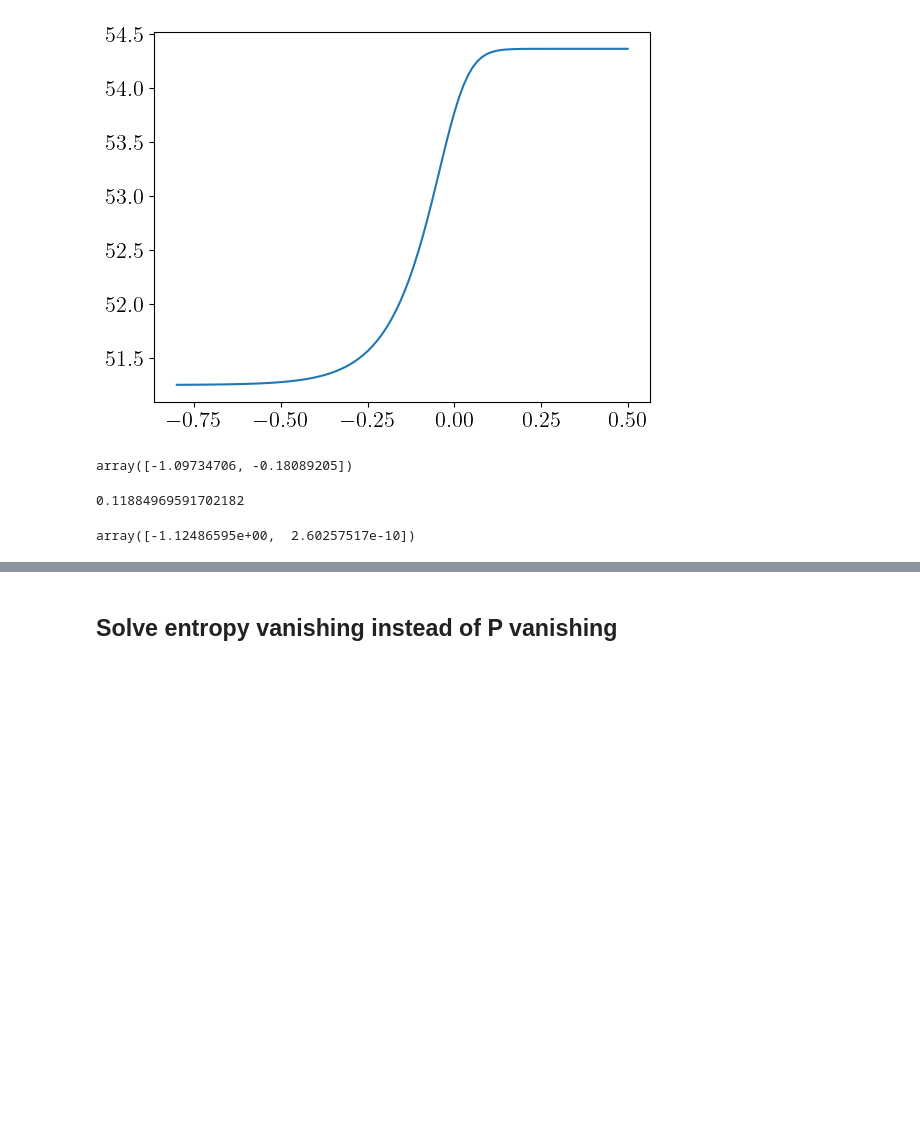
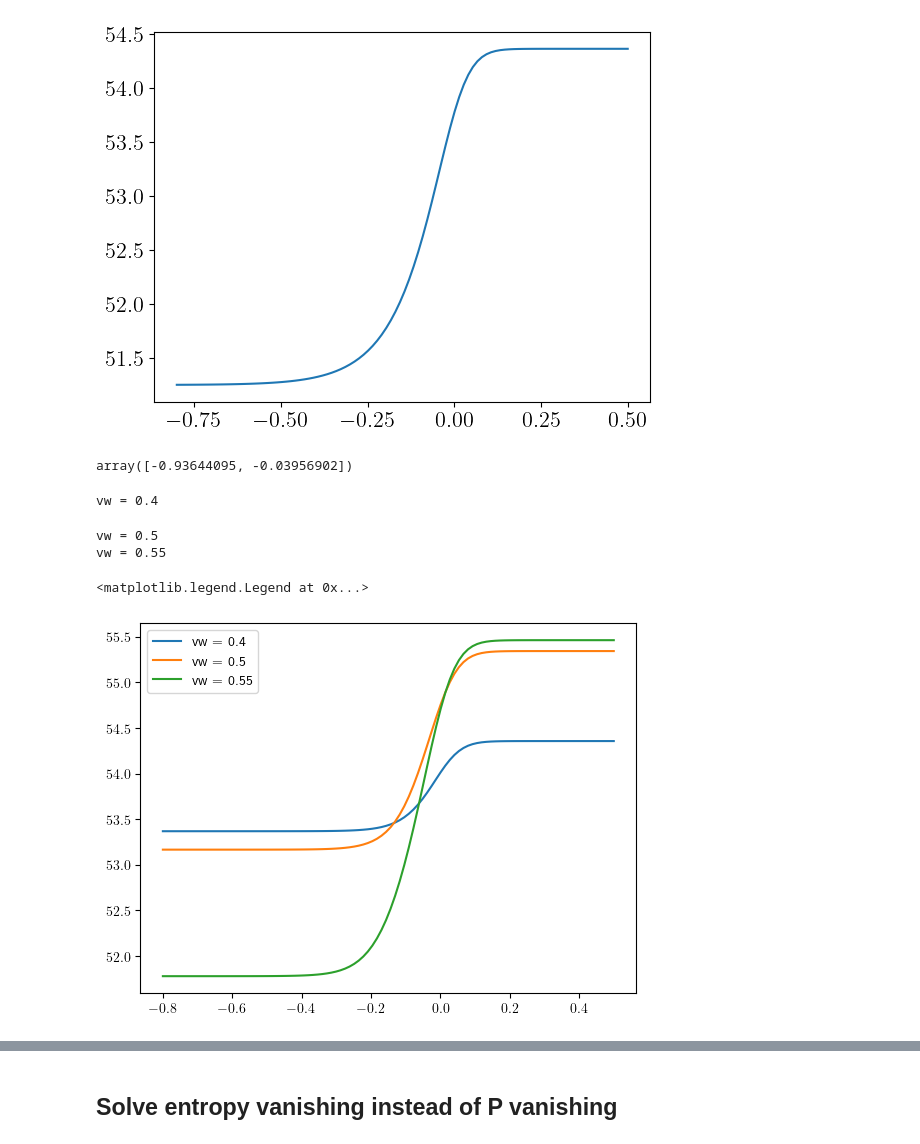
Before and after one commit to quarkquartet/Wall_velocity_LTE, a Jupyter notebook: SM/Main.ipynb, the cells around one changed output, grey strips where cells are left out. Cells and saved outputs as stored; diff of their text form; code cells hidden in the pictures; blank space fills up the shorter version.

```diff
--- a/SM/Main.ipynb
+++ b/SM/Main.ipynb
@@ -229,6 +231,6 @@ Tm
 # %%
-vm = cs_sq(Vtot, Tm, lv)**0.5
-vp, Tp = optimize.fsolve(lambda x:match(x[0], cs_sq(Vtot, Tm, lv)**0.5, x[1], Tm,hv, lv),[0.5,Tnuc])
+vm = cs_sq(Vtot, Tm, lv_new)**0.5
+vp, Tp = optimize.fsolve(lambda x:match(x[0], cs_sq(Vtot, Tm, lv_new)**0.5, x[1], Tm,hv, lv),[0.5,Tnuc])
 # %%
 [vp, Tp]
 # %% [output]
@@ -323,14 +323,69 @@ def moments(Lh):
     Gh = np.trapz( Eh * hprime(z_range) *(2*h_profile(z_range, Lh)/h0 - 1) , z_range)
     return np.array([Ph, Gh])/1e6
 # %%
-moments(0.1)
+moments(0.12)
 # %% [output]
-array([-1.09734706, -0.18089205])
+array([-0.93644095, -0.03956902])
-# %%
-optimize.newton(lambda L: moments(L)[-1], 0.1)
-# %% [output]
-0.11884969591702182
-# %%
-moments(0.11884969591702182)
-# %% [output]
-array([-1.12486595e+00,  2.60257517e-10])
+# %%
+vwlist = [0.4,0.5,0.55]
+Tsol_list = []
+Ehlist = []
+integrand_list = []
+# %%
+for vw in vwlist:
+    print("vw = " + str(vw))
+    Tm = optimize.newton(lambda T: find_Tsh(T, vw)-Tnuc, Tnuc-1)
+    lv_new = mod.findMinimum(lv, Tm)
+    vm = vw
+    h0 = lv_new
+
+    def h_profile(z, Lh):
+        z = np.asanyarray(z)
+        hz = 0.5*h0*(1-np.tanh(z/Lh))
+        return hz
+    c1 = w(Vtot, Tm, lv_new) * vm/(1-vm**2)
+    s1=c1
+    c2=-Vtot(lv_new, Tm)+ w(Vtot, Tm, lv_new) * vm**2 /(1-vm**2)
+    s2=c2
+
+    def T33(T,z, Lh):
+        derh = derivative(lambda zvalue: h_profile(zvalue,Lh),z)
+        field_value = [h_profile(z, Lh)]
+        return (0.5*derh**2 - Vtot(field_value, T) - 0.5*w(Vtot, T, field_value) + 0.5*(4*s1**2 + w(Vtot, T, field_value)**2)**0.5 - s2)/1e6
+
+    Lh = 0.1
+    npoints = 100
+    z_range = np.linspace(-8*Lh, 5*Lh, npoints)
+    T_sol = np.zeros((npoints,))
+    for i in range(npoints):
+        T33min = optimize.minimize(lambda T: T33(T[0], z_range[i], Lh), Tnuc, method='Nelder-Mead', bounds = [(40, 90)])
+        if T33min.fun > 0:
+            T_sol[i]=T33min.x[0]
+        else:
+            try:
+                s = optimize.newton(lambda T: T33(T, z_range[i], Lh), Tnuc)
+            except:
+                s = optimize.fsolve(lambda T: T33(T[0], z_range[i], Lh), Tnuc)[0]
+            T_sol[i] = s
+
+    Tsol_list.append(T_sol)
+
+    hvalues = h_profile(z_range, Lh)
+    hprime = np.vectorize(lambda z: -0.5*(h0*Sech(z/Lh)**2)/Lh)
+    d2zh = np.vectorize(lambda z: (h0*Sech(z/Lh)**2*Tanh(z/Lh))/Lh**2)
+    Eh = np.array([mod.gradV([hvalues[i]], T_sol[i]) - d2zh(z_range[i])  for i in range(npoints)]).reshape((-1,))
+    integrand= - Eh * hprime(z_range)
+    Ehlist.append(Eh)
+    integrand_list.append(integrand)
+# %% [output]
+vw = 0.4
+vw = 0.5
+vw = 0.55
+# %%
+for i in range(3):
+    plt.plot(z_range, Tsol_list[i], label=f'vw = {vwlist[i]}')
+
+plt.legend()
+# %% [output]
+<matplotlib.legend.Legend at 0x...>
+[figure, added]
```
Also changed, not shown: parts of 19 cells of this notebook, 1 other file.
